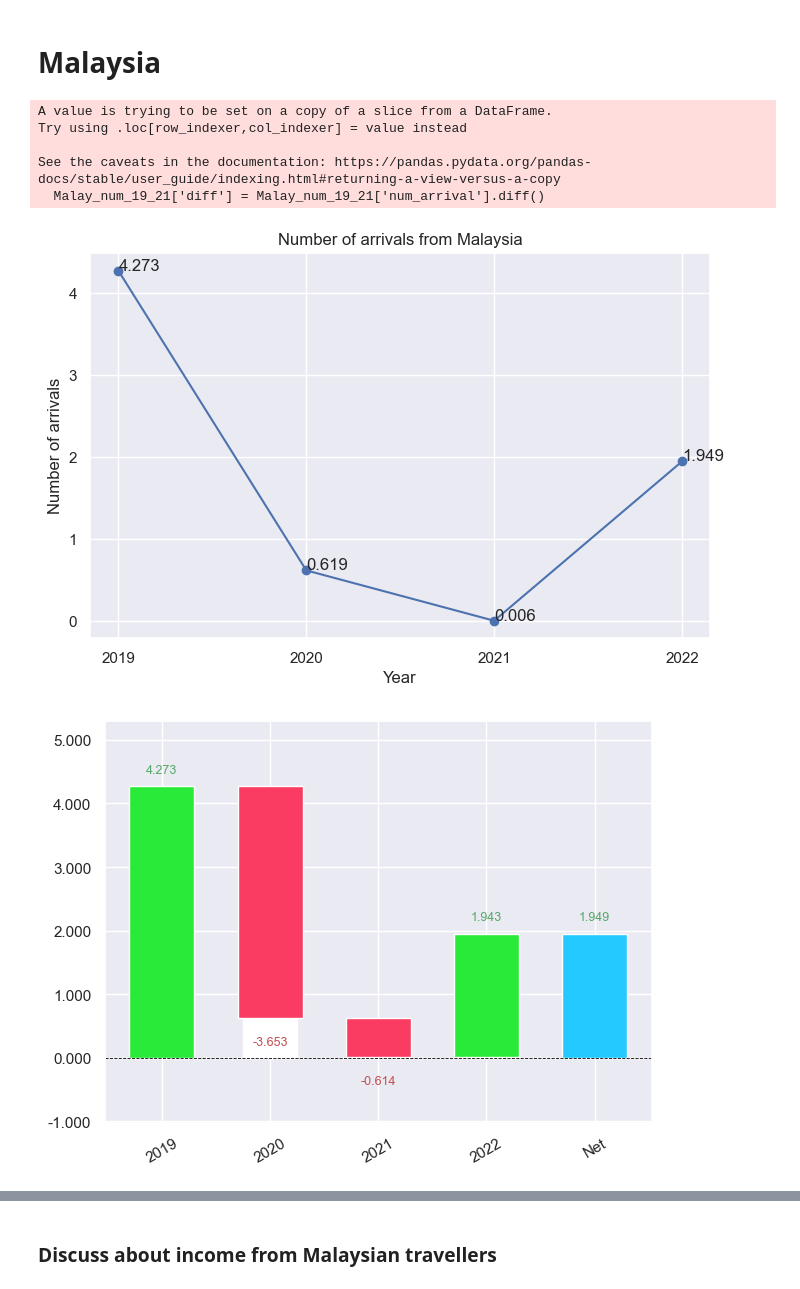
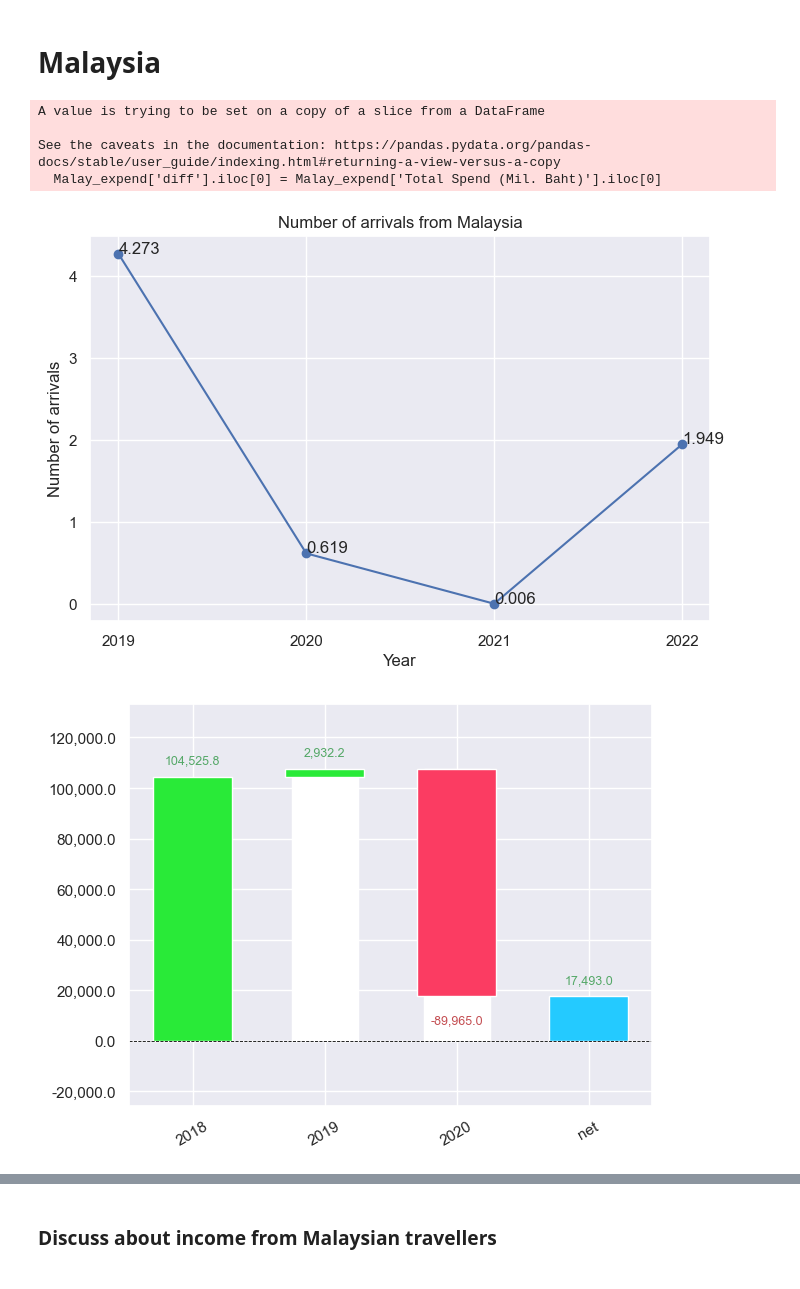
Before and after one commit to eatrabyo/dads-5001-mini-project, a Jupyter notebook: Analysis.ipynb, the cells around one changed output, grey strips where cells are left out. Drawn from its saved outputs; the diff is of its cells as text; code cells hidden in the pictures.

```diff
--- a/Analysis.ipynb
+++ b/Analysis.ipynb
@@ -156,3 +156,20 @@ china_expend_20 = china_expend_20.loc[:,['Country','No. of Arrivals','Length of
 
 china_expend = china_expend_18.append(china_expend_19, ignore_index=False)
 china_expend = pd.concat([china_expend_18, china_expend_19, china_expend_20])
+# %%
+## Malaysian expenditure data prep
+
+Malay_expend_18 = th_stay_expend_2018[th_stay_expend_2018['Country'] == 'Malaysia'].reset_index()
+Malay_expend_18['year'] = 2018
+
+Malay_expend_19 = th_stay_expend_2019[th_stay_expend_2019['Country'] == 'Malaysia'].reset_index()
+Malay_expend_19['year'] = 2019
+
+Malay_expend_20 = th_stay_expend_2020[th_stay_expend_2020['Nationality'] == 'Malaysia'].reset_index()
+Malay_expend_20 = Malay_expend_20.pivot(index='Nationality', columns='Item', values='Values').reset_index()
+Malay_expend_20['year'] = 2020
+Malay_expend_20 = Malay_expend_20.rename(columns={'Nationality': 'Country', 'Number of Arrivals':'No. of Arrivals','Length of Stay':'Length of Stay (Days)','Per Capita Spending':'Spending per Capita (Baht/Day)','Tourism Receipts':'Total Spend (Mil. Baht)'})
+Malay_expend_20 = Malay_expend_20.loc[:,['Country','No. of Arrivals','Length of Stay (Days)','Spending per Capita (Baht/Day)','Total Spend (Mil. Baht)','year']]
+
+Malay_expend = Malay_expend_18.append(Malay_expend_19, ignore_index=False)
+Malay_expend = pd.concat([Malay_expend_18, Malay_expend_19, Malay_expend_20])
@@ -261,40 +317,37 @@ See the caveats in the documentation: https://pandas.pydata.org/pandas-docs/stab
 # %%
 ##import waterfall_chart
 
 Malay_num = percent_change[percent_change['Nationality'] == 'Malaysia'].reset_index()
-Malay_num_19_21 = Malay_num.iloc[0:4]
-Malay_num_19_21['diff'] = Malay_num_19_21['num_arrival'].diff()
-Malay_num_19_21.loc[0, 'diff'] = Malay_num_19_21['num_arrival'].iloc[0]
-Malay_num_19_21
+Malay_expend['diff'] = Malay_expend['Total Spend (Mil. Baht)'].diff()
+Malay_expend['diff'].iloc[0] = Malay_expend['Total Spend (Mil. Baht)'].iloc[0]
+Malay_expend['year'] = Malay_expend['year'].astype(str)
 
 
 # Create the subplots
 fig, axes1 = plt.subplots(1, 1, figsize=(8, 5))
 
 # First subplot: line plot of num_arrival over the years
 axes1.plot(Malay_num['year'], Malay_num['num_arrival'], marker='o')
 axes1.set_title('Number of arrivals from Malaysia')
 axes1.set_xlabel('Year')
 axes1.set_ylabel('Number of arrivals')
 
 # Add annotations for base_pct_change values
 for x, y in zip(Malay_num['year'], Malay_num['num_arrival']):
     axes1.annotate(f'{round(y, 3)}', xy=(x, y), textcoords='data')
 
 
 # Second subplot: waterfall chart
 # Plot
 ##waterfall_chart.plot(Malay_num_19_21['year'],Malay_num_19_21['diff'],formatting="{:,.3f}")
 
-waterfall_malay = waterfall_chart.plot(Malay_num_19_21['year'], Malay_num_19_21['diff'], formatting="{:,.3f}",
-                                  net_label="Net")
+waterfall_china = waterfall_chart.plot(Malay_expend['year'], Malay_expend['diff'])
 
 plt.show()
 # %% [output]
-A value is trying to be set on a copy of a slice from a DataFrame.
-Try using .loc[row_indexer,col_indexer] = value instead
+A value is trying to be set on a copy of a slice from a DataFrame
 
 See the caveats in the documentation: https://pandas.pydata.org/pandas-docs/stable/user_guide/indexing.html#returning-a-view-versus-a-copy
-  Malay_num_19_21['diff'] = Malay_num_19_21['num_arrival'].diff()
+  Malay_expend['diff'].iloc[0] = Malay_expend['Total Spend (Mil. Baht)'].iloc[0]
 [figure]
-[figure, old version]
+[figure, new version]
```
Also changed, not shown: parts of 13 cells of this notebook, 1 other file.
